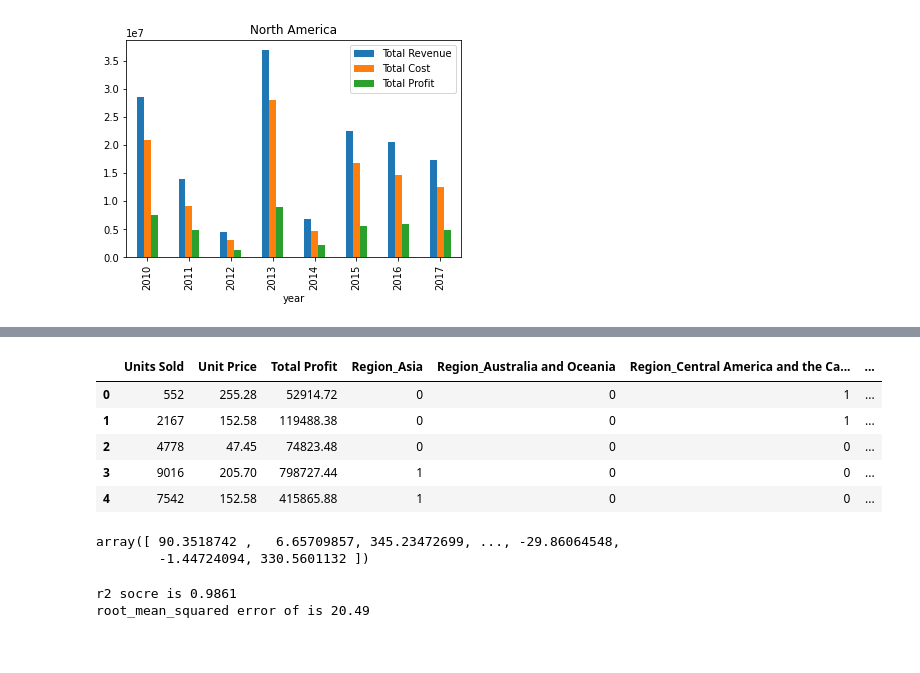
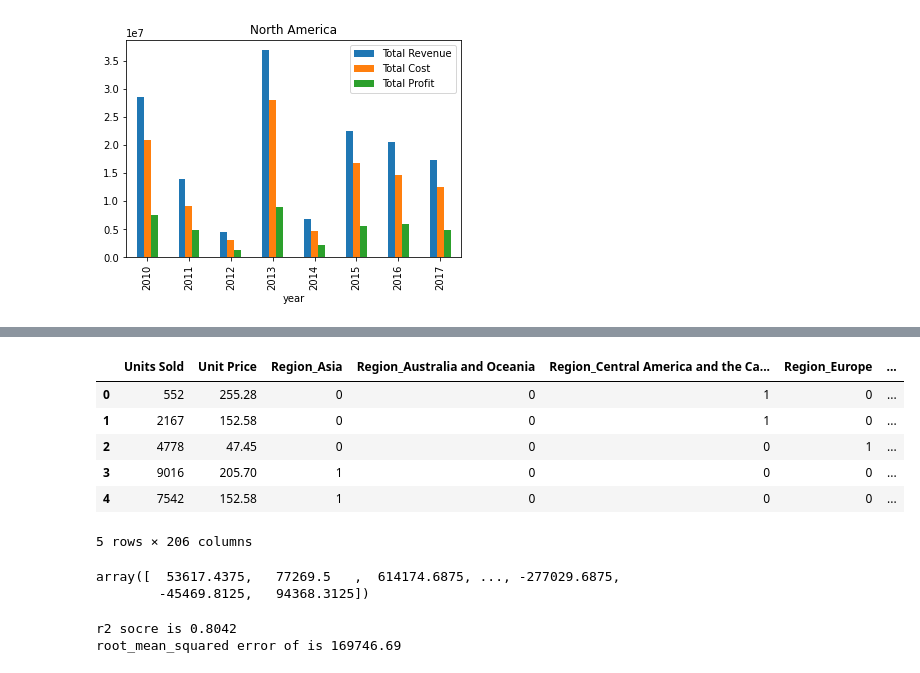
Before and after one commit to JongBeomPark78/DAP, a Jupyter notebook: Data_Analysis_final.ipynb, the cells around one changed output, grey strips where cells are left out. Drawn from its saved outputs; the diff is of its cells as text; code cells hidden in the pictures.

```diff
--- a/Data_Analysis_final.ipynb
+++ b/Data_Analysis_final.ipynb
@@ -185,3 +196,4 @@ NA.groupby(['year'])[['Total Revenue','Total Cost', 'Total Profit']].sum().plot(
 # %%
-X = data[['Region','Units Sold','Unit Price', 'Total Profit']]
-y = data['Unit Cost']
+X = data[['Region','Country','Units Sold', 'Unit Price', 'Item Type']]
+y = data['Total Profit']
+X.head()
@@ -188,13 +207,16 @@ y = data['Unit Cost']
 # %%
 X = pd.get_dummies(X, prefix=['Region'], columns=['Region'])
+X = pd.get_dummies(X, prefix=['Country'], columns=['Country'])
+X = pd.get_dummies(X, prefix=['Item Type'], columns=['Item Type'])
 X.head()
 # %% [output]
-|  | Units Sold | Unit Price | Total Profit | Region_Asia | Region_Australia and Oceania | Region_Central America and the Ca... | ... |
-| 0 | 552 | 255.28 | 52914.72 | 0 | 0 | 1 | ... |
-| 1 | 2167 | 152.58 | 119488.38 | 0 | 0 | 1 | ... |
-| 2 | 4778 | 47.45 | 74823.48 | 0 | 0 | 0 | ... |
-| 3 | 9016 | 205.70 | 798727.44 | 1 | 0 | 0 | ... |
-| 4 | 7542 | 152.58 | 415865.88 | 1 | 0 | 0 | ... |
+|  | Units Sold | Unit Price | Region_Asia | Region_Australia and Oceania | Region_Central America and the Ca... | Region_Europe | ... |
+| 0 | 552 | 255.28 | 0 | 0 | 1 | 0 | ... |
+| 1 | 2167 | 152.58 | 0 | 0 | 1 | 0 | ... |
+| 2 | 4778 | 47.45 | 0 | 0 | 0 | 1 | ... |
+| 3 | 9016 | 205.70 | 1 | 0 | 0 | 0 | ... |
+| 4 | 7542 | 152.58 | 1 | 0 | 0 | 0 | ... |
+5 rows × 206 columns
 # %%
 from sklearn.model_selection import train_test_split
 from sklearn.linear_model import LinearRegression
@@ -206,8 +228,8 @@ LR.fit(X_train, y_train)
 y_prediction =  LR.predict(X_test)
 y_prediction
 # %% [output]
-array([ 90.3518742 ,   6.65709857, 345.23472699, ..., -29.86064548,
-        -1.44724094, 330.5601132 ])
+array([  53617.4375,   77269.5   ,  614174.6875, ..., -277029.6875,
+        -45469.8125,   94368.3125])
 # %%
 from sklearn.metrics import r2_score
 from sklearn.metrics import mean_squared_error
@@ -219,5 +241,5 @@ print('r2 socre is %.4f'%score)
 print('root_mean_squared error of is %.2f'%np.sqrt(mean_squared_error(
     y_test, y_prediction)))
 # %% [output]
-r2 socre is 0.9861
-root_mean_squared error of is 20.49
+r2 socre is 0.8042
+root_mean_squared error of is 169746.69
```
Also changed, not shown: parts of 6 cells of this notebook.
